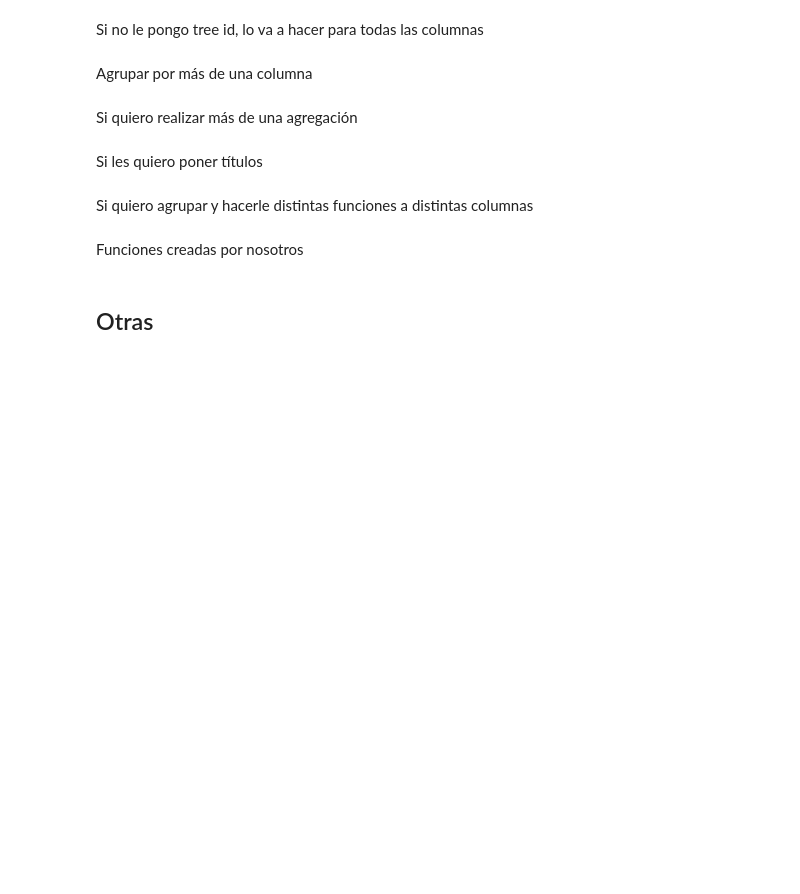
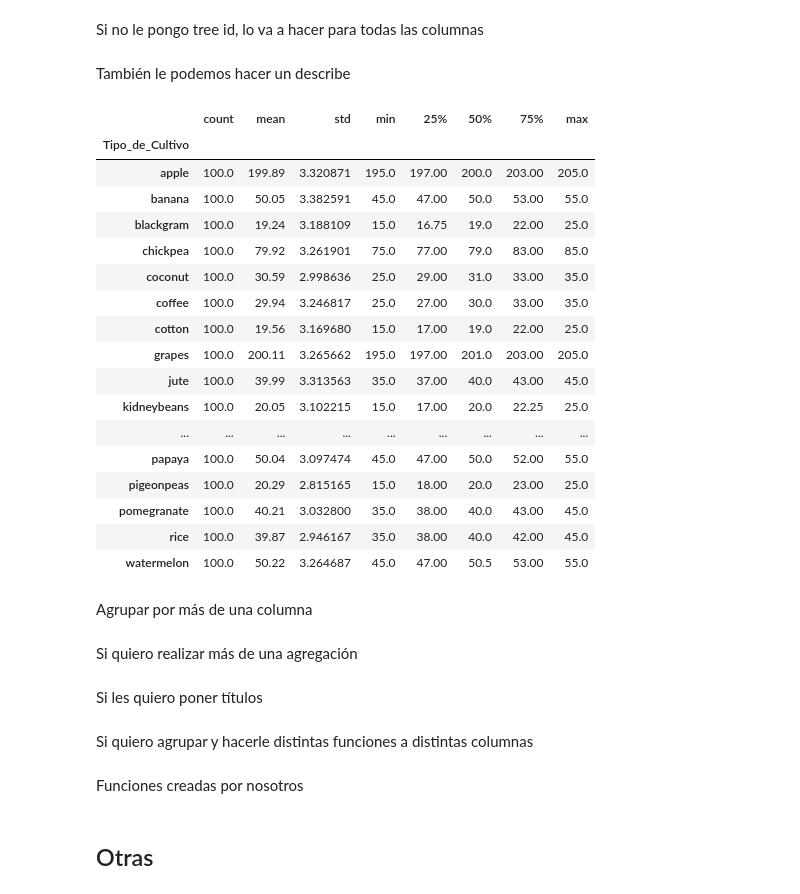
Before and after one commit to MartinaLarrea/Segundo-parcial, a Jupyter notebook: EDA/bases.ipynb, the cells around one changed output. Cells and saved outputs as stored; diff of their text form; code cells hidden in the pictures; blank space fills up the shorter version.

```diff
--- a/EDA/bases.ipynb
+++ b/EDA/bases.ipynb
@@ -339,5 +356,28 @@ df.groupby('site_order').tree_id.count()
 # %% [markdown]
 Si no le pongo tree id, lo va a hacer para todas las columnas
+# %% [markdown]
+También le podemos hacer un describe
+# %%
+cultivos.groupby('Tipo_de_Cultivo').Contenido_de_Potasio.describe()
+# %% [output]
+|  | count | mean | std | min | 25% | 50% | 75% | max |
+| Tipo_de_Cultivo |  |  |  |  |  |  |  |  |
+| apple | 100.0 | 199.89 | 3.320871 | 195.0 | 197.00 | 200.0 | 203.00 | 205.0 |
+| banana | 100.0 | 50.05 | 3.382591 | 45.0 | 47.00 | 50.0 | 53.00 | 55.0 |
+| blackgram | 100.0 | 19.24 | 3.188109 | 15.0 | 16.75 | 19.0 | 22.00 | 25.0 |
+| chickpea | 100.0 | 79.92 | 3.261901 | 75.0 | 77.00 | 79.0 | 83.00 | 85.0 |
+| coconut | 100.0 | 30.59 | 2.998636 | 25.0 | 29.00 | 31.0 | 33.00 | 35.0 |
+| coffee | 100.0 | 29.94 | 3.246817 | 25.0 | 27.00 | 30.0 | 33.00 | 35.0 |
+| cotton | 100.0 | 19.56 | 3.169680 | 15.0 | 17.00 | 19.0 | 22.00 | 25.0 |
+| grapes | 100.0 | 200.11 | 3.265662 | 195.0 | 197.00 | 201.0 | 203.00 | 205.0 |
+| jute | 100.0 | 39.99 | 3.313563 | 35.0 | 37.00 | 40.0 | 43.00 | 45.0 |
+| kidneybeans | 100.0 | 20.05 | 3.102215 | 15.0 | 17.00 | 20.0 | 22.25 | 25.0 |
+| ... | ... | ... | ... | ... | ... | ... | ... | ... |
+| papaya | 100.0 | 50.04 | 3.097474 | 45.0 | 47.00 | 50.0 | 52.00 | 55.0 |
+| pigeonpeas | 100.0 | 20.29 | 2.815165 | 15.0 | 18.00 | 20.0 | 23.00 | 25.0 |
+| pomegranate | 100.0 | 40.21 | 3.032800 | 35.0 | 38.00 | 40.0 | 43.00 | 45.0 |
+| rice | 100.0 | 39.87 | 2.946167 | 35.0 | 38.00 | 40.0 | 42.00 | 45.0 |
+| watermelon | 100.0 | 50.22 | 3.264687 | 45.0 | 47.00 | 50.5 | 53.00 | 55.0 |
 # %% [markdown]
 Agrupar por más de una columna
 # %%
```
Also changed, not shown: parts of 11 cells of this notebook, 1 other file.
